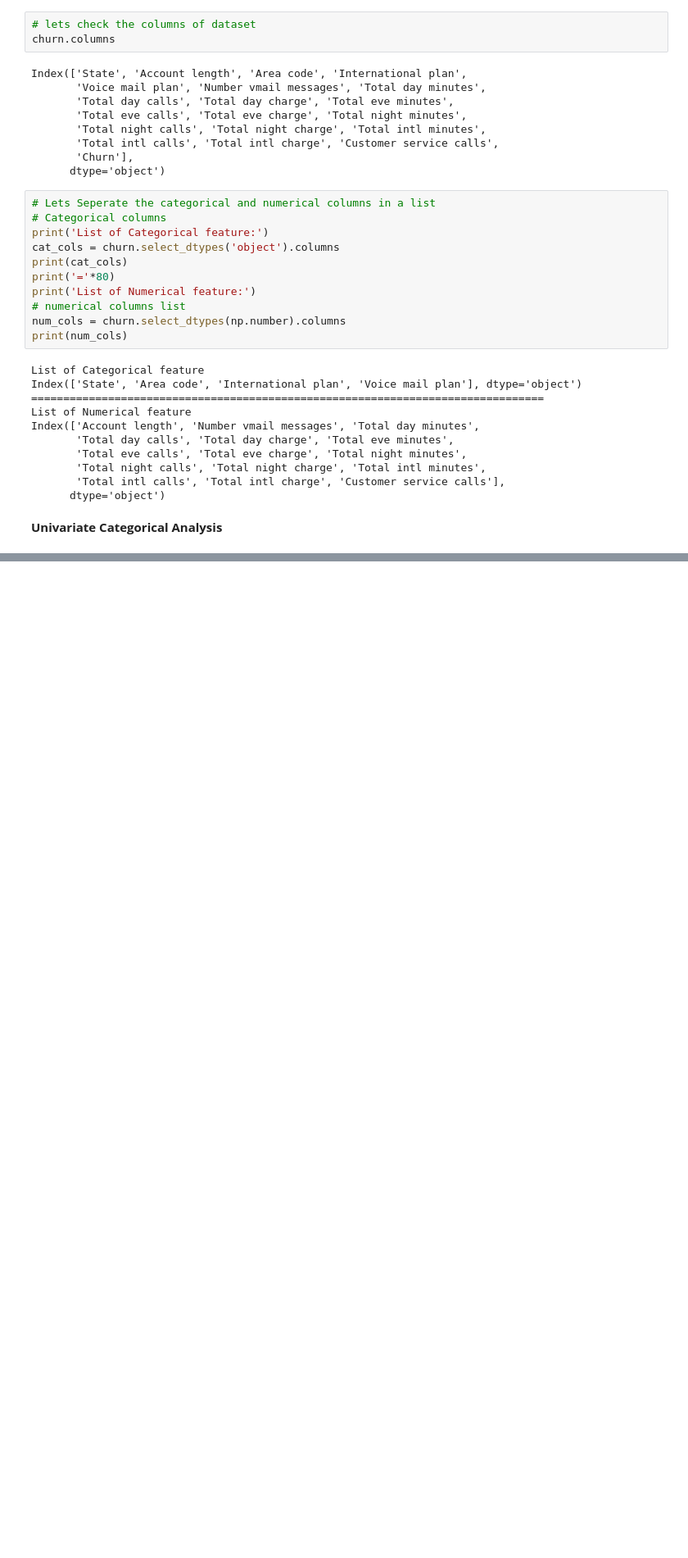
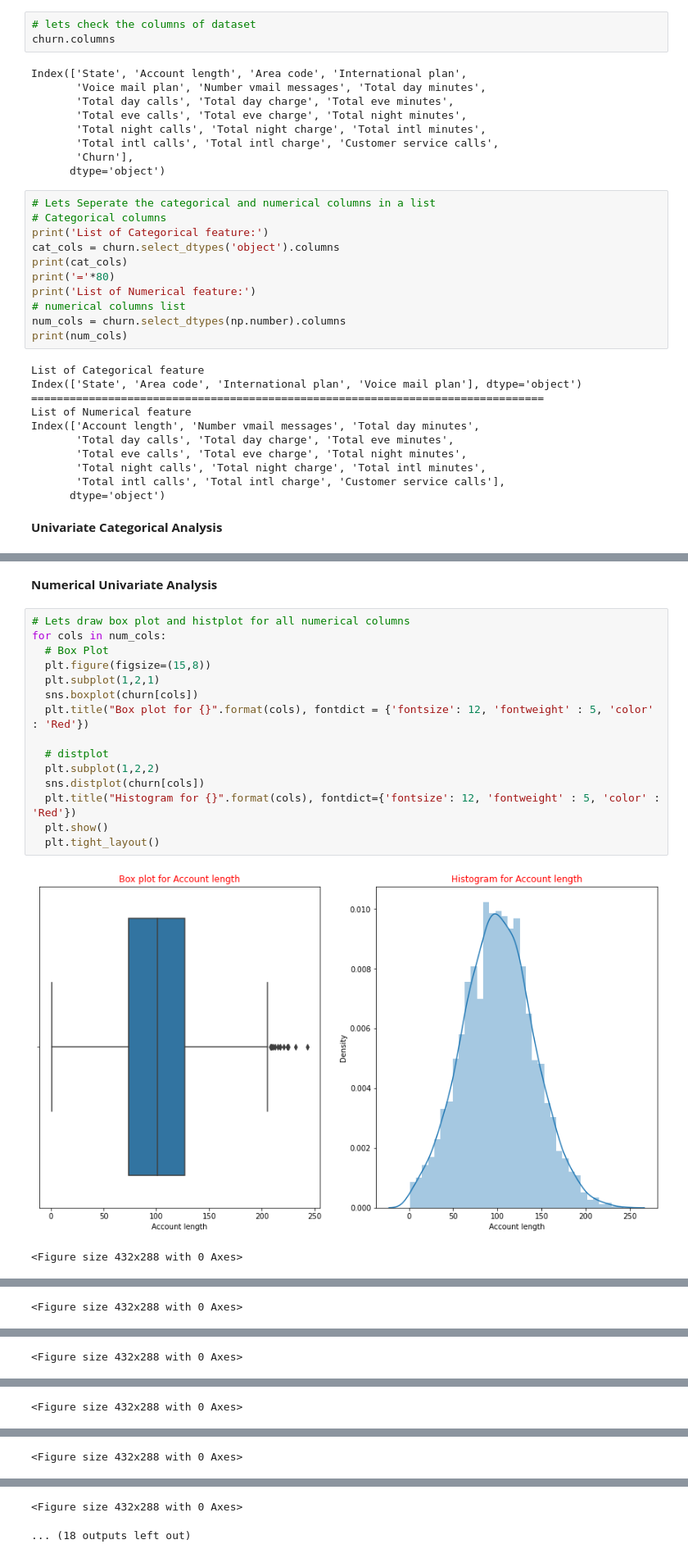
Before and after one commit to Ramesh9394/Portfolio_DS, a Jupyter notebook: Telecom_Churn_Analysis_Capstone_Project.ipynb, the cells around one changed output, grey strips where cells are left out. Shown at 82% size. Saved outputs shown, nothing was run; the diff lists cells and outputs as text; blank space fills up the shorter version.

```diff
--- a/Telecom_Churn_Analysis_Capstone_Project.ipynb
+++ b/Telecom_Churn_Analysis_Capstone_Project.ipynb
@@ -191,0 +228,20 @@ churn[]
+# %% [markdown]
+**Numerical Univariate Analysis**
+# %%
+# Lets draw box plot and histplot for all numerical columns
+for cols in num_cols:
+  # Box Plot
+  plt.figure(figsize=(15,8))
+  plt.subplot(1,2,1)
+  sns.boxplot(churn[cols])
+  plt.title("Box plot for {}".format(cols), fontdict = {'fontsize': 12, 'fontweight' : 5, 'color' : 'Red'})
+
+  # distplot
+  plt.subplot(1,2,2)
+  sns.distplot(churn[cols])
+  plt.title("Histogram for {}".format(cols), fontdict={'fontsize': 12, 'fontweight' : 5, 'color' : 'Red'})
+  plt.show()
+  plt.tight_layout()
+# %% [output]
+[figure, added]
+<Figure size 432x288 with 0 Axes>
@@ -191,0 +249 @@ churn[]
+<Figure size 432x288 with 0 Axes>
@@ -191,0 +251 @@ churn[]
+<Figure size 432x288 with 0 Axes>
@@ -191,0 +253 @@ churn[]
+<Figure size 432x288 with 0 Axes>
@@ -191,0 +255 @@ churn[]
+<Figure size 432x288 with 0 Axes>
@@ -191,0 +257,2 @@ churn[]
+<Figure size 432x288 with 0 Axes>
+... (18 outputs left out)
```
Also changed, not shown: parts of 8 cells of this notebook.
